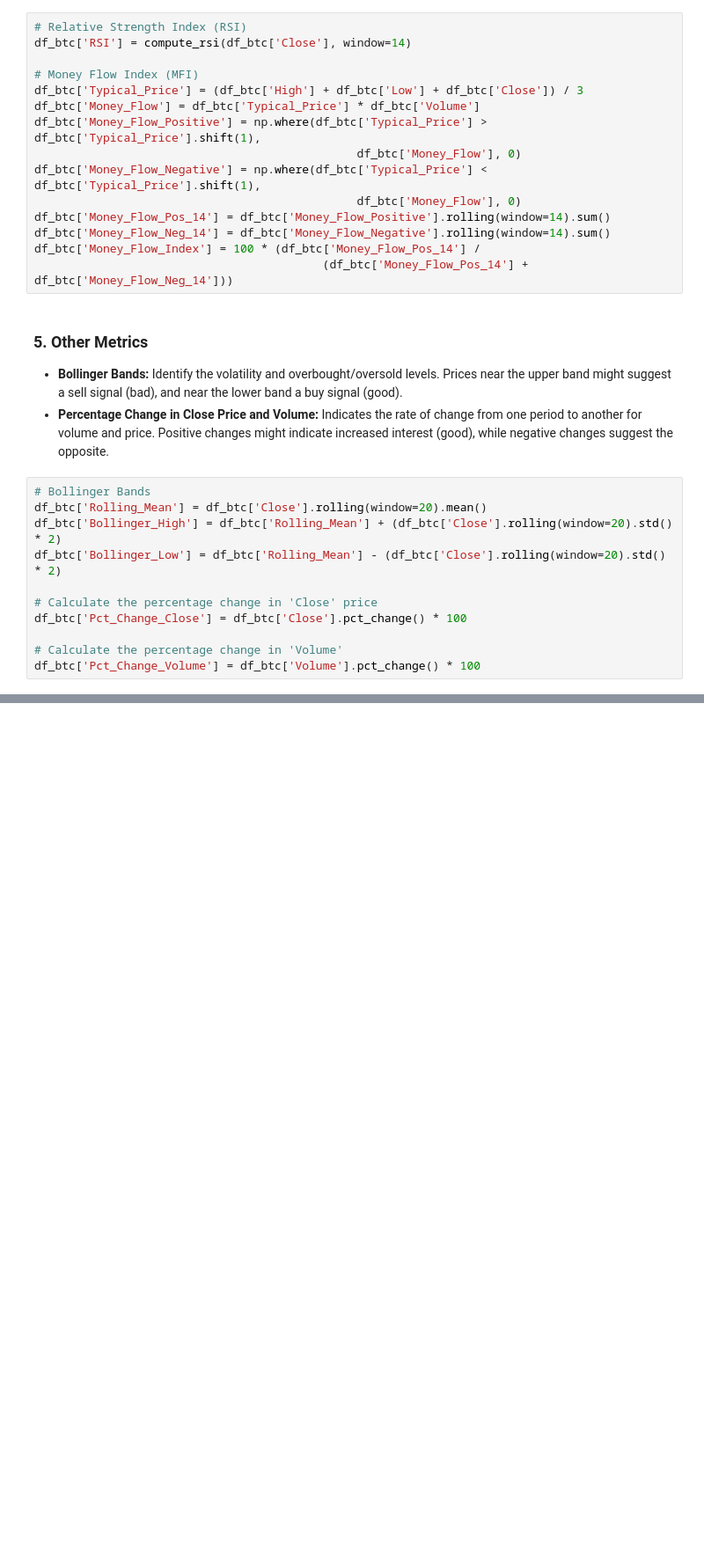
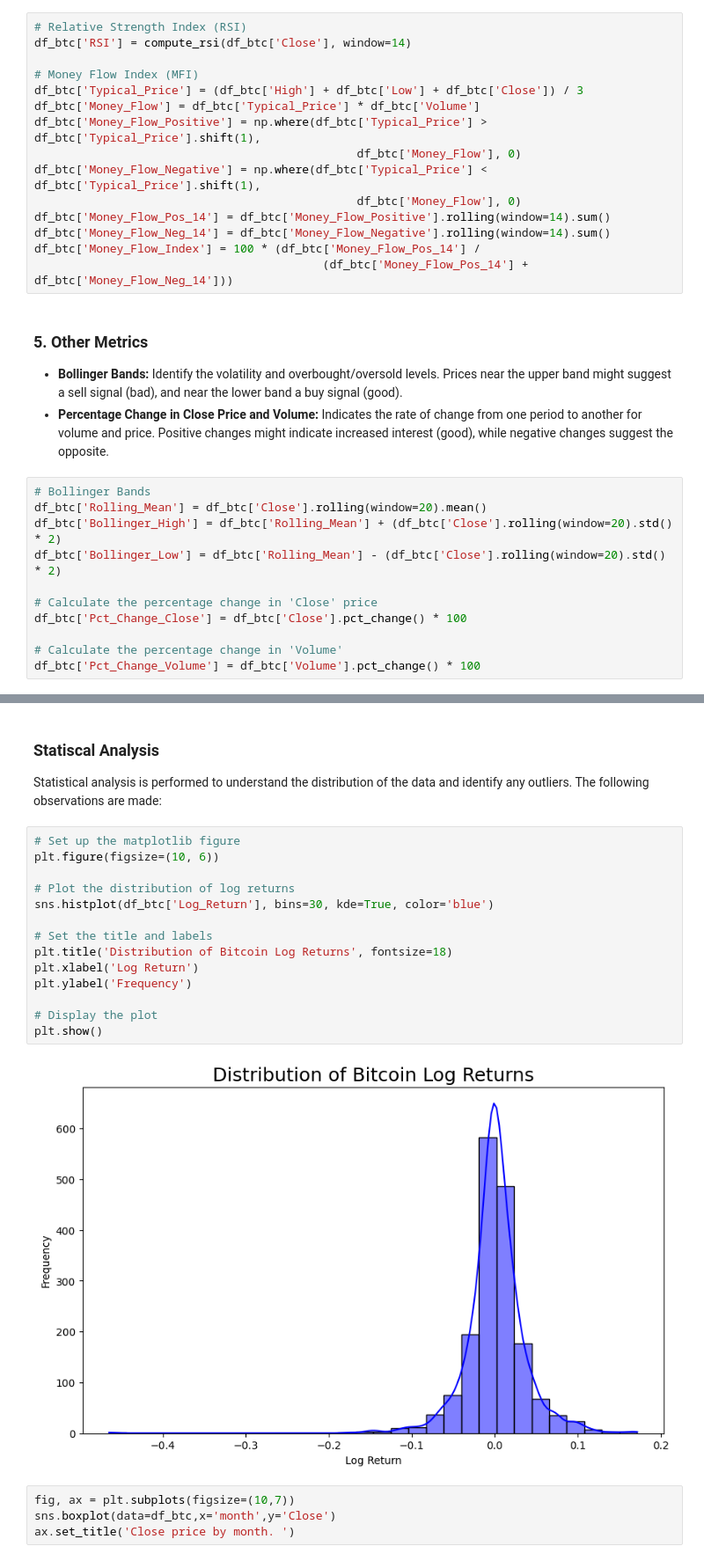
Before and after one commit to MaxPolak97/crypto-data-analysis, a Jupyter notebook: 01_Data_Engineering.ipynb, the cells around one changed output, grey strips where cells are left out. Shown at 88% size. Cells and saved outputs as stored; diff of their text form; blank space fills up the shorter version.

```diff
--- a/01_Data_Engineering.ipynb
+++ b/01_Data_Engineering.ipynb
@@ -192,0 +302,23 @@ fig_4.show()
+# %% [markdown]
+### Statiscal Analysis
+Statistical analysis is performed to understand the distribution of the data and identify any outliers. The following observations are made:
+# %%
+# Set up the matplotlib figure
+plt.figure(figsize=(10, 6))
+
+# Plot the distribution of log returns
+sns.histplot(df_btc['Log_Return'], bins=30, kde=True, color='blue')
+
+# Set the title and labels
+plt.title('Distribution of Bitcoin Log Returns', fontsize=18)
+plt.xlabel('Log Return')
+plt.ylabel('Frequency')
+
+# Display the plot
+plt.show()
+# %% [output]
+[figure, added]
+# %%
+fig, ax = plt.subplots(figsize=(10,7))
+sns.boxplot(data=df_btc,x='month',y='Close')
+ax.set_title('Close price by month. ')
```
Also changed, not shown: parts of 23 cells of this notebook, 3 other files.
